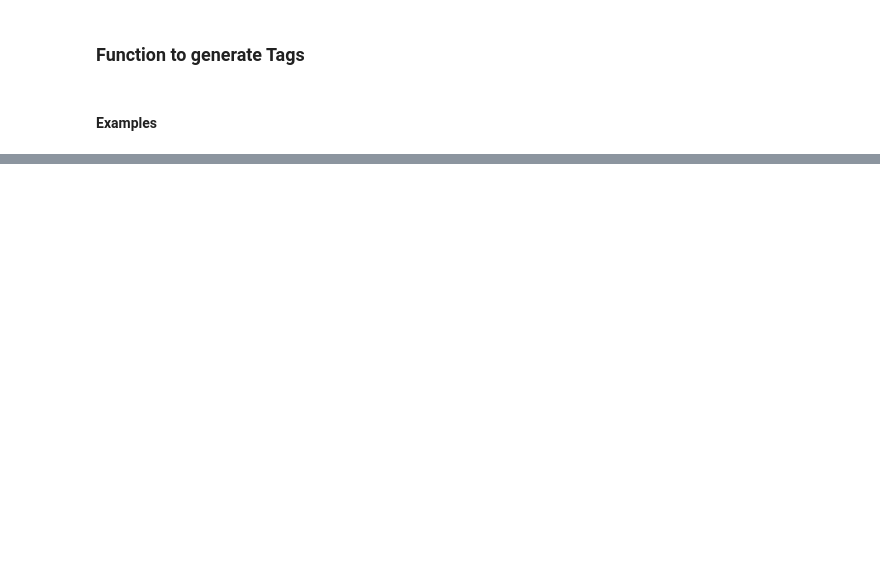
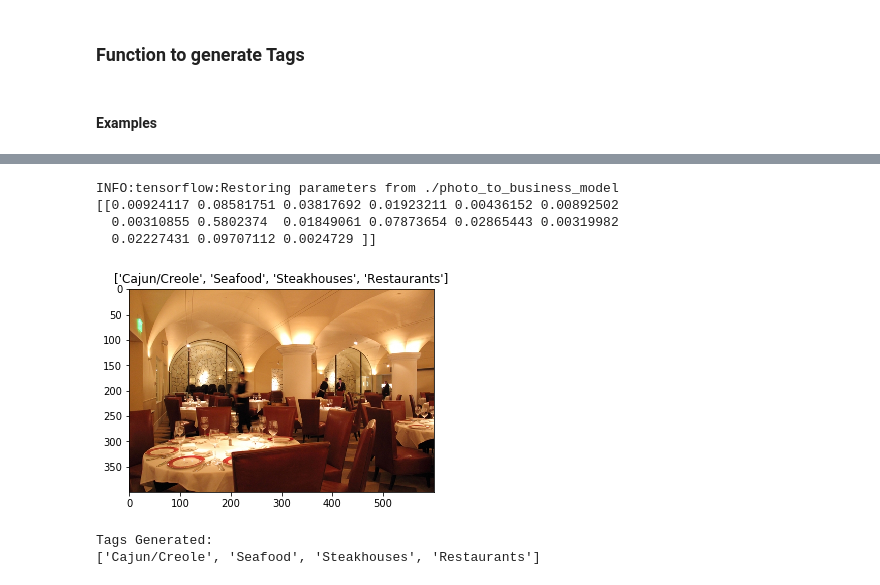
Before and after one commit to chaitanyakasaraneni/yelpphotoclassification, a Jupyter notebook: ImageTagGeneration/trained_model.ipynb, the cells around one changed output, grey strips where cells are left out. Saved outputs shown, nothing was run; the diff lists cells and outputs as text; code cells hidden in the pictures; blank space fills up the shorter version.

Commit message:
updated trained model usage

```diff
--- a/ImageTagGeneration/trained_model.ipynb
+++ b/ImageTagGeneration/trained_model.ipynb
@@ -692,0 +158,10 @@ Tags Generated:
+# %%
+tag_generation("__2AEkg5V2EoCigKsvixbA")
+# %% [output]
+INFO:tensorflow:Restoring parameters from ./photo_to_business_model
+[[0.00924117 0.08581751 0.03817692 0.01923211 0.00436152 0.00892502
+  0.00310855 0.5802374  0.01849061 0.07873654 0.02865443 0.00319982
+  0.02227431 0.09707112 0.0024729 ]]
+[figure, added]
+Tags Generated:
+['Cajun/Creole', 'Seafood', 'Steakhouses', 'Restaurants']
```
Also changed, not shown: parts of 48 cells of this notebook.
